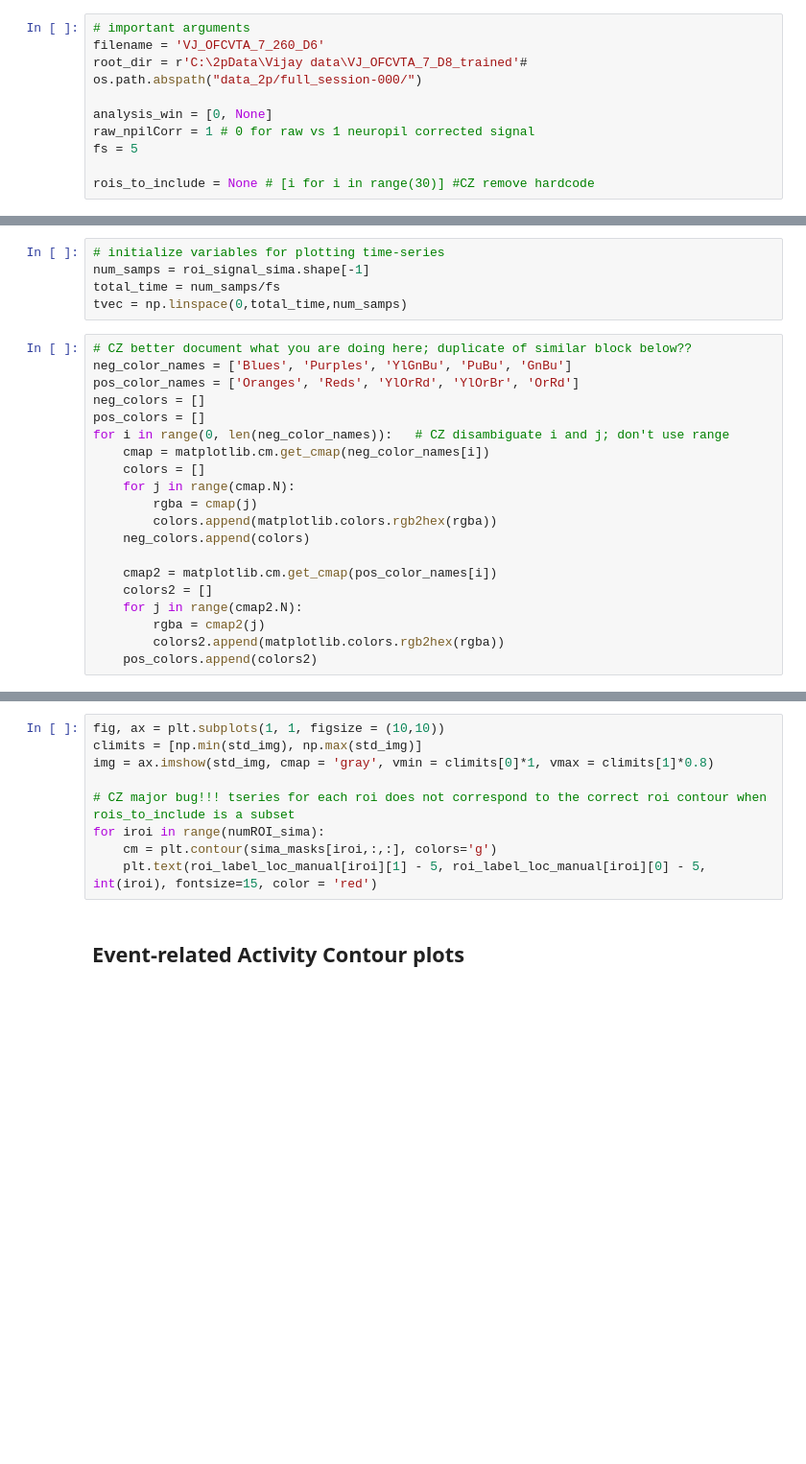
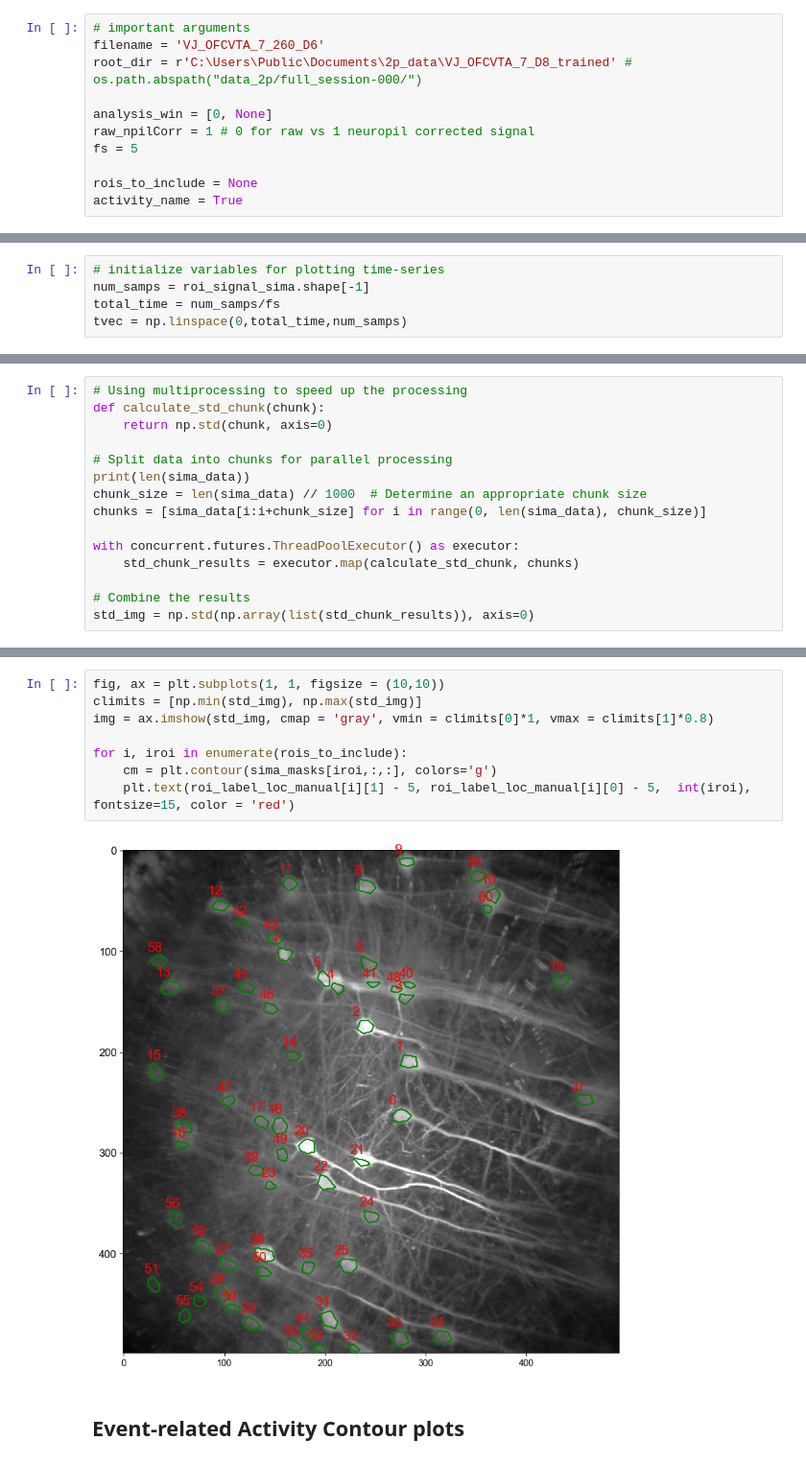
Before and after one commit to zhounapeuw/NAPE_imaging_postprocess, a Jupyter notebook: napeca_post/plot_activity_contours.ipynb, the cells around one changed output, grey strips where cells are left out. Shown at 96% size. Drawn from its saved outputs; the diff is of its cells as text; blank space fills up the shorter version.

Commit message:
fixed plot activity contours analysis & created classes

```diff
--- a/napeca_post/plot_activity_contours.ipynb
+++ b/napeca_post/plot_activity_contours.ipynb
@@ -22,10 +24,11 @@ plt.rcParams["font.family"] = "Arial"
 # %%
 # important arguments
 filename = 'VJ_OFCVTA_7_260_D6'
-root_dir = r'C:\2pData\Vijay data\VJ_OFCVTA_7_D8_trained'# os.path.abspath("data_2p/full_session-000/")
+root_dir = r'C:\Users\Public\Documents\2p_data\VJ_OFCVTA_7_D8_trained' # os.path.abspath("data_2p/full_session-000/")
 
 analysis_win = [0, None]
 raw_npilCorr = 1 # 0 for raw vs 1 neuropil corrected signal
 fs = 5
 
-rois_to_include = None # [i for i in range(30)] #CZ remove hardcode
+rois_to_include = None
+activity_name = True
@@ -95,23 +131,3 @@ else:
 num_samps = roi_signal_sima.shape[-1]
 total_time = num_samps/fs
 tvec = np.linspace(0,total_time,num_samps)
-# %%
-# CZ better document what you are doing here; duplicate of similar block below??
-neg_color_names = ['Blues', 'Purples', 'YlGnBu', 'PuBu', 'GnBu']
-pos_color_names = ['Oranges', 'Reds', 'YlOrRd', 'YlOrBr', 'OrRd']
-neg_colors = []
-pos_colors = []
-for i in range(0, len(neg_color_names)):   # CZ disambiguate i and j; don't use range
-    cmap = matplotlib.cm.get_cmap(neg_color_names[i])
-    colors = []
-    for j in range(cmap.N):
-        rgba = cmap(j)
-        colors.append(matplotlib.colors.rgb2hex(rgba))
-    neg_colors.append(colors)
-
-    cmap2 = matplotlib.cm.get_cmap(pos_color_names[i])
-    colors2 = []
-    for j in range(cmap2.N):
-        rgba = cmap2(j)
-        colors2.append(matplotlib.colors.rgb2hex(rgba))
-    pos_colors.append(colors2)
@@ -128,0 +147,15 @@ std_img = np.std(sima_data, axis = 0)
+# %%
+# Using multiprocessing to speed up the processing
+def calculate_std_chunk(chunk):
+    return np.std(chunk, axis=0)
+
+# Split data into chunks for parallel processing
+print(len(sima_data))
+chunk_size = len(sima_data) // 1000  # Determine an appropriate chunk size
+chunks = [sima_data[i:i+chunk_size] for i in range(0, len(sima_data), chunk_size)]
+
+with concurrent.futures.ThreadPoolExecutor() as executor:
+    std_chunk_results = executor.map(calculate_std_chunk, chunks)
+
+# Combine the results
+std_img = np.std(np.array(list(std_chunk_results)), axis=0)
@@ -129,11 +167,12 @@ std_img = np.std(sima_data, axis = 0)
 # %%
 fig, ax = plt.subplots(1, 1, figsize = (10,10))
 climits = [np.min(std_img), np.max(std_img)]
 img = ax.imshow(std_img, cmap = 'gray', vmin = climits[0]*1, vmax = climits[1]*0.8)
 
-# CZ major bug!!! tseries for each roi does not correspond to the correct roi contour when rois_to_include is a subset
-for iroi in range(numROI_sima):
+for i, iroi in enumerate(rois_to_include):
     cm = plt.contour(sima_masks[iroi,:,:], colors='g')
-    plt.text(roi_label_loc_manual[iroi][1] - 5, roi_label_loc_manual[iroi][0] - 5,  int(iroi), fontsize=15, color = 'red')
+    plt.text(roi_label_loc_manual[i][1] - 5, roi_label_loc_manual[i][0] - 5,  int(iroi), fontsize=15, color = 'red')
+# %% [output]
+[figure, added]
 # %% [markdown]
 ## Event-related Activity Contour plots
```
Also changed, not shown: parts of 38 cells of this notebook, 7 other files.
